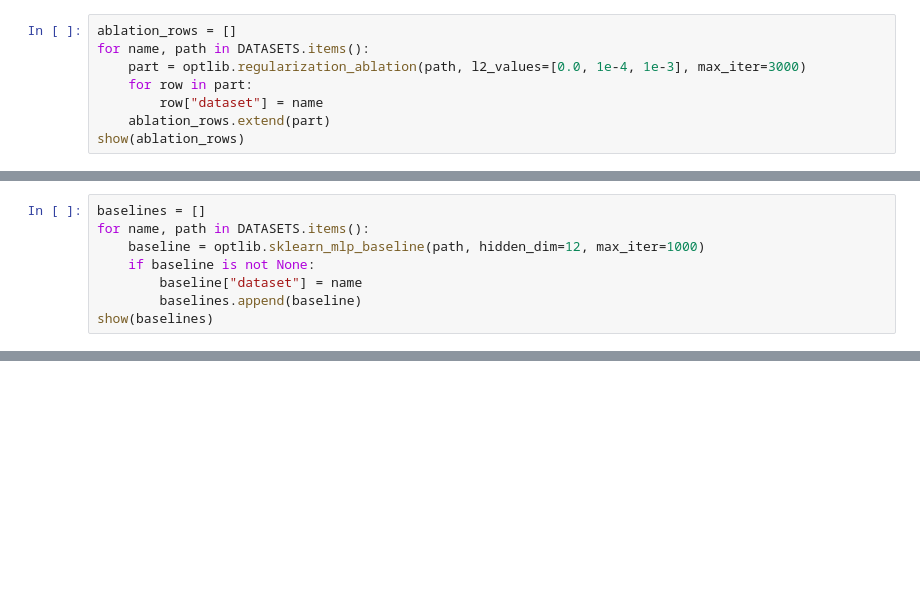
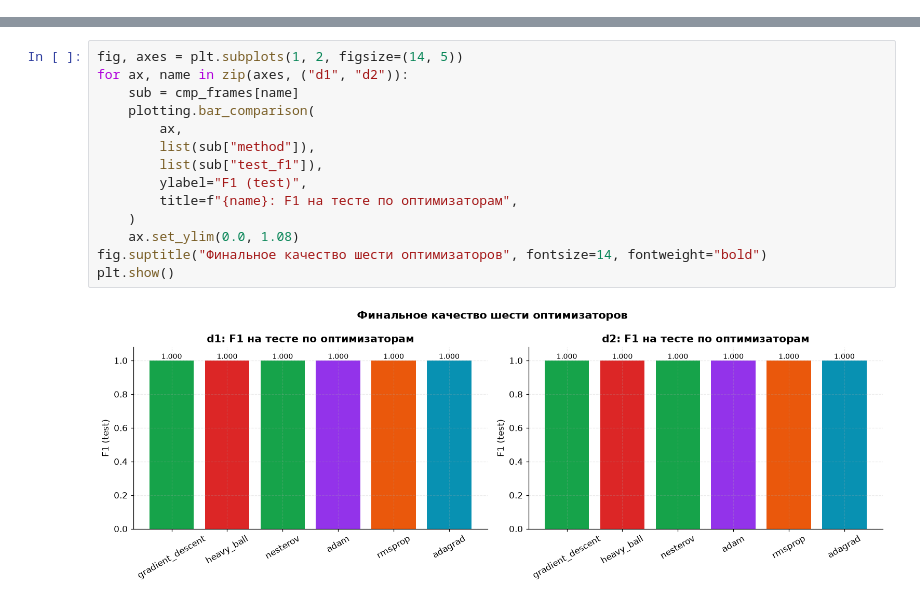
Before and after one commit to mezgou/itmo-optimization-methods-course, a Jupyter notebook: notebooks/fourth_lab.ipynb, the cells around one changed output, grey strips where cells are left out. Saved outputs shown, nothing was run; the diff lists cells and outputs as text; blank space fills up the shorter version.

```diff
--- a/notebooks/fourth_lab.ipynb
+++ b/notebooks/fourth_lab.ipynb
@@ -50,8 +0,0 @@ L2-регуляризация проверяется как простой ablat
-# %%
-ablation_rows = []
-for name, path in DATASETS.items():
-    part = optlib.regularization_ablation(path, l2_values=[0.0, 1e-4, 1e-3], max_iter=3000)
-    for row in part:
-        row["dataset"] = name
-    ablation_rows.extend(part)
-show(ablation_rows)
@@ -62,8 +0,0 @@ show(ablation_rows)
-# %%
-baselines = []
-for name, path in DATASETS.items():
-    baseline = optlib.sklearn_mlp_baseline(path, hidden_dim=12, max_iter=1000)
-    if baseline is not None:
-        baseline["dataset"] = name
-        baselines.append(baseline)
-show(baselines)
@@ -78,0 +108,16 @@ metrics
+# %%
+fig, axes = plt.subplots(1, 2, figsize=(14, 5))
+for ax, name in zip(axes, ("d1", "d2")):
+    sub = cmp_frames[name]
+    plotting.bar_comparison(
+        ax,
+        list(sub["method"]),
+        list(sub["test_f1"]),
+        ylabel="F1 (test)",
+        title=f"{name}: F1 на тесте по оптимизаторам",
+    )
+    ax.set_ylim(0.0, 1.08)
+fig.suptitle("Финальное качество шести оптимизаторов", fontsize=14, fontweight="bold")
+plt.show()
+# %% [output]
+[figure, added]
```
Also changed, not shown: parts of 37 cells of this notebook, 24 other files.
